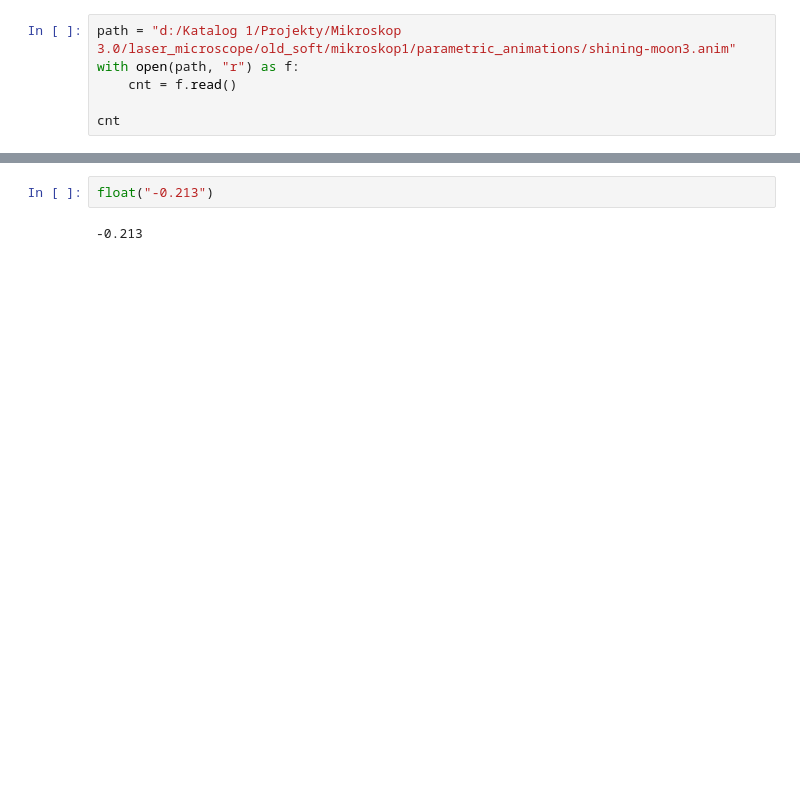
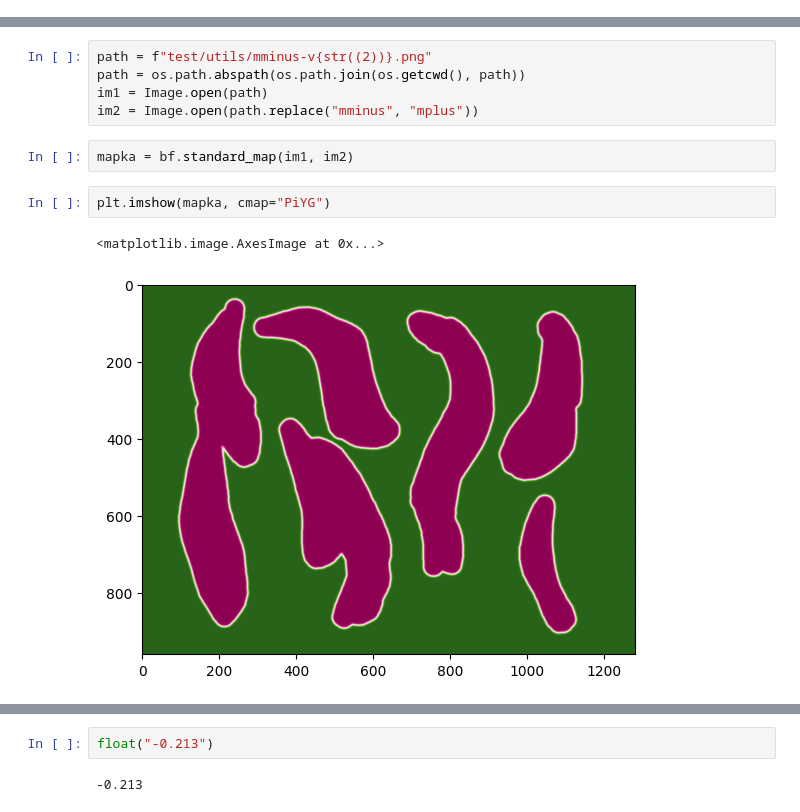
Before and after one commit to pszust/laser_microscope, a Jupyter notebook: tester.ipynb, the cells around one changed output, grey strips where cells are left out. Saved outputs shown, nothing was run; the diff lists cells and outputs as text; blank space fills up the shorter version.

```diff
--- a/tester.ipynb
+++ b/tester.ipynb
@@ -180,6 +0,0 @@ def draw_parametric_animation(anim_str, posx, posy, rota, size, ctime, variables
-# %%
-path = "d:/Katalog 1/Projekty/Mikroskop 3.0/laser_microscope/old_soft/mikroskop1/parametric_animations/shining-moon3.anim"
-with open(path, "r") as f:
-    cnt = f.read()
-
-cnt
@@ -369,0 +15,12 @@ stage.move_to(100000)
+# %%
+path = f"test/utils/mminus-v{str((2))}.png"
+path = os.path.abspath(os.path.join(os.getcwd(), path))
+im1 = Image.open(path)
+im2 = Image.open(path.replace("mminus", "mplus"))
+# %%
+mapka = bf.standard_map(im1, im2)
+# %%
+plt.imshow(mapka, cmap="PiYG")
+# %% [output]
+<matplotlib.image.AxesImage at 0x...>
+[figure, added]
```
Also changed, not shown: parts of 49 cells of this notebook, 8 other files.
